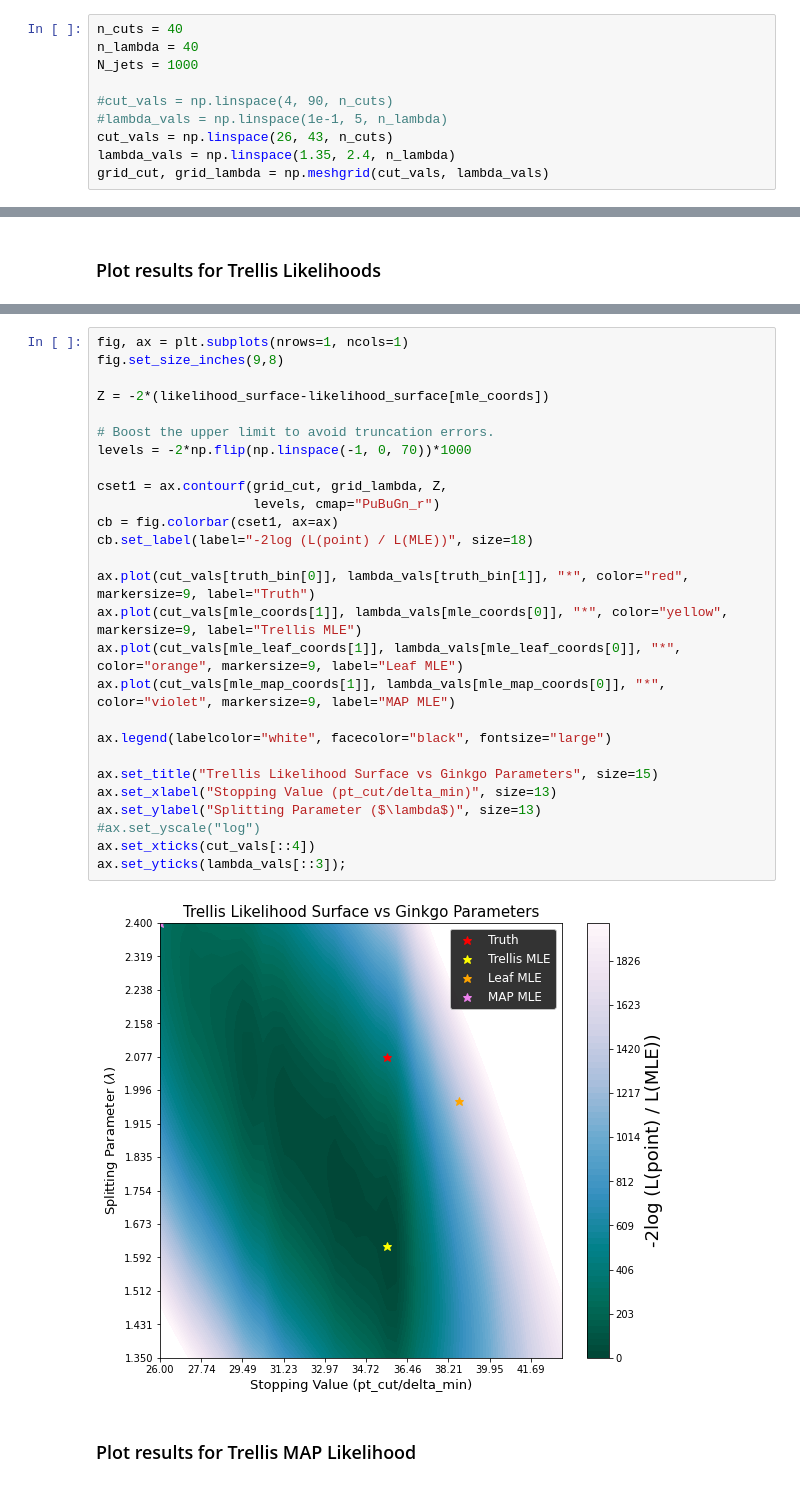
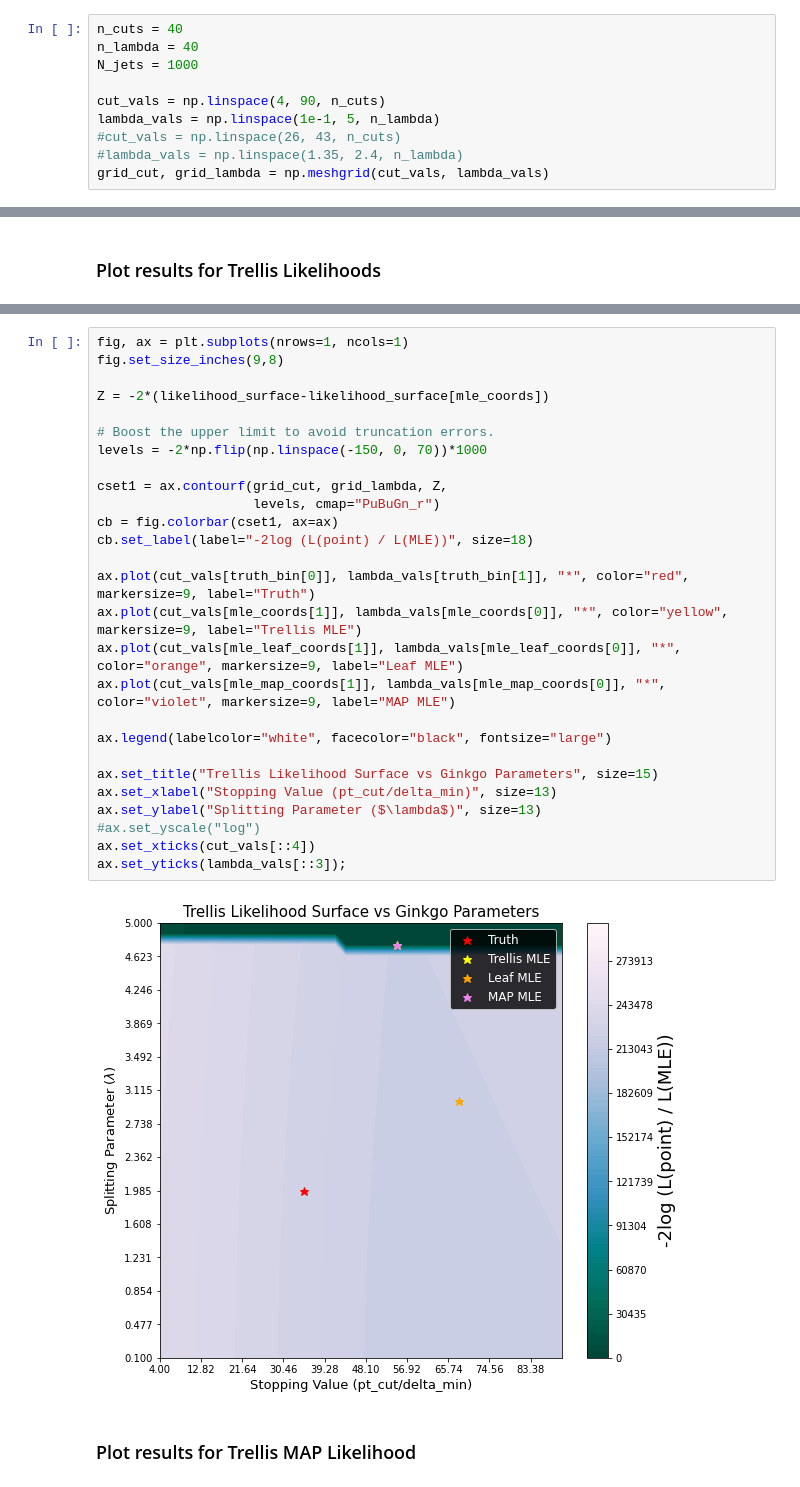
Before and after one commit to mdkdrnevich/ginkgo-inference, a Jupyter notebook: fit_results.ipynb, the cells around one changed output, grey strips where cells are left out. Drawn from its saved outputs; the diff is of its cells as text.

```diff
--- a/fit_results.ipynb
+++ b/fit_results.ipynb
@@ -129,10 +129,10 @@ n_cuts = 40
 n_lambda = 40
 N_jets = 1000
 
-#cut_vals = np.linspace(4, 90, n_cuts)
-#lambda_vals = np.linspace(1e-1, 5, n_lambda)
-cut_vals = np.linspace(26, 43, n_cuts)
-lambda_vals = np.linspace(1.35, 2.4, n_lambda)
+cut_vals = np.linspace(4, 90, n_cuts)
+lambda_vals = np.linspace(1e-1, 5, n_lambda)
+#cut_vals = np.linspace(26, 43, n_cuts)
+#lambda_vals = np.linspace(1.35, 2.4, n_lambda)
 grid_cut, grid_lambda = np.meshgrid(cut_vals, lambda_vals)
 # %% [markdown]
 ### Load results from fitting just based on leaves
@@ -200,32 +204,32 @@ lambda_vals[truth_bin[1]], cut_vals[truth_bin[0]]
 # %%
 fig, ax = plt.subplots(nrows=1, ncols=1)
 fig.set_size_inches(9,8)
 
 Z = -2*(likelihood_surface-likelihood_surface[mle_coords])
 
 # Boost the upper limit to avoid truncation errors.
-levels = -2*np.flip(np.linspace(-1, 0, 70))*1000
+levels = -2*np.flip(np.linspace(-150, 0, 70))*1000
 
 cset1 = ax.contourf(grid_cut, grid_lambda, Z,
                     levels, cmap="PuBuGn_r")
 cb = fig.colorbar(cset1, ax=ax)
 cb.set_label(label="-2log (L(point) / L(MLE))", size=18)
 
 ax.plot(cut_vals[truth_bin[0]], lambda_vals[truth_bin[1]], "*", color="red", markersize=9, label="Truth")
 ax.plot(cut_vals[mle_coords[1]], lambda_vals[mle_coords[0]], "*", color="yellow", markersize=9, label="Trellis MLE")
 ax.plot(cut_vals[mle_leaf_coords[1]], lambda_vals[mle_leaf_coords[0]], "*", color="orange", markersize=9, label="Leaf MLE")
 ax.plot(cut_vals[mle_map_coords[1]], lambda_vals[mle_map_coords[0]], "*", color="violet", markersize=9, label="MAP MLE")
 
 ax.legend(labelcolor="white", facecolor="black", fontsize="large")
 
 ax.set_title("Trellis Likelihood Surface vs Ginkgo Parameters", size=15)
 ax.set_xlabel("Stopping Value (pt_cut/delta_min)", size=13)
 ax.set_ylabel("Splitting Parameter ($\lambda$)", size=13)
 #ax.set_yscale("log")
 ax.set_xticks(cut_vals[::4])
 ax.set_yticks(lambda_vals[::3]);
 # %% [output]
-[figure, old version]
+[figure, new version]
 # %% [markdown]
 ### Plot results for Trellis MAP Likelihood
 # %%
```
Also changed, not shown: parts of 40 cells of this notebook, 2 other files.
